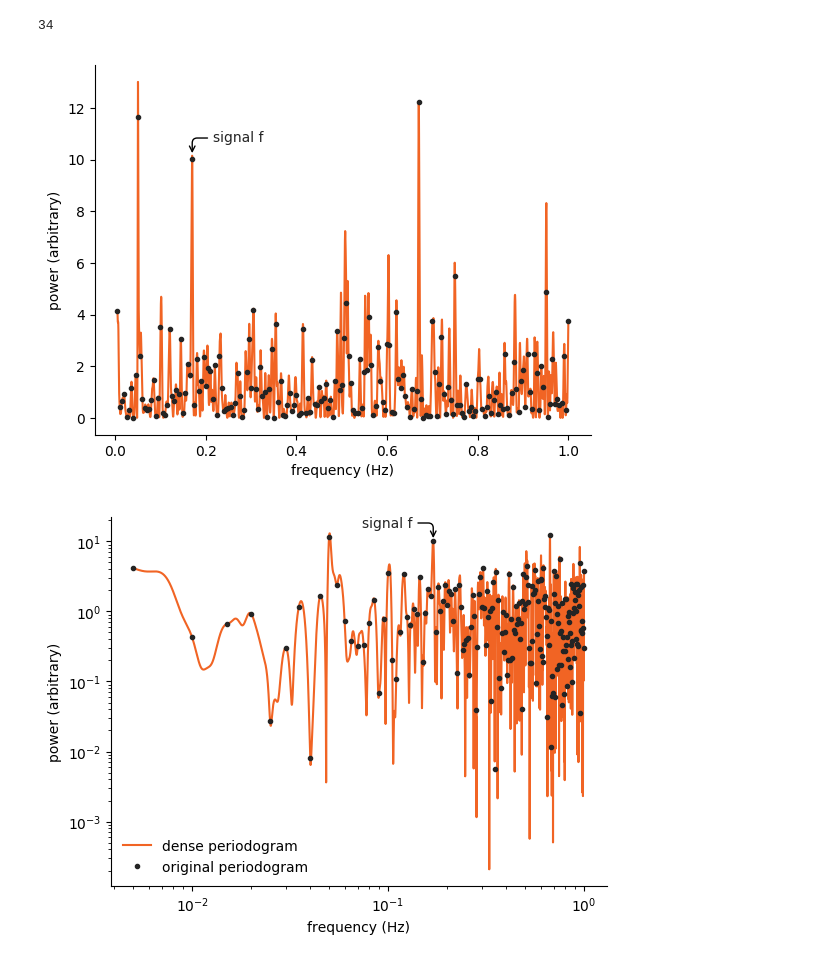
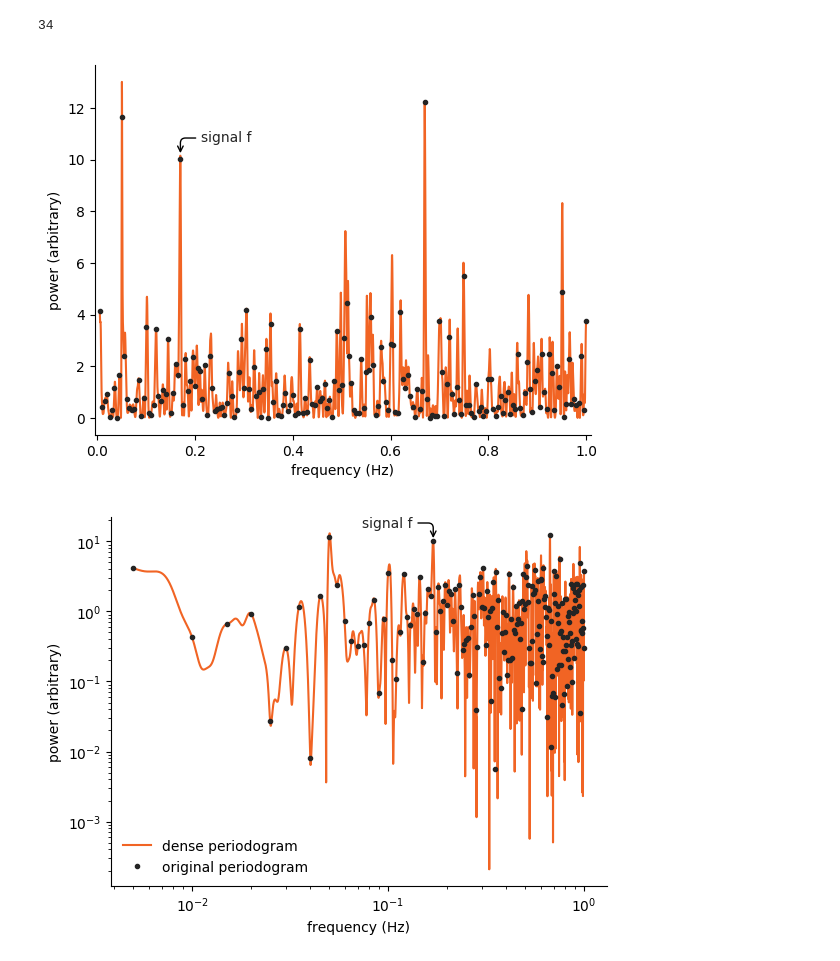
Before and after one commit to rawlik/rawlik-phd-thesis, a Jupyter notebook: calculations/alp_plots.ipynb, the cells around one changed output. Drawn from its saved outputs; the diff is of its cells as text; code cells hidden in the pictures.

```diff
--- a/calculations/alp_plots.ipynb
+++ b/calculations/alp_plots.ipynb
@@ -105,33 +107,35 @@ irealf = searchsortedfirst(freqs, realf)
 # %%
 densefreqs = logspace(log10.(extrema(freqs))..., 10000)
 
 p = periodogramLSSA(freqs, as, R)
 
 plot(densefreqs, periodogramLSSA(densefreqs, as, R), color = "C6", label = "dense periodogram")
 plot(freqs, p, ".", label = "original periodogram")
 
 annotate("signal f", color = "C0",
          xy=(realf, 1.01 * p[searchsortedfirst(freqs, realf)]), xycoords="data",
          xytext=(15, 10), textcoords="offset points",
          horizontalalignment = "left",
          arrowprops = Dict("arrowstyle" => "->",
                            "connectionstyle" => "angle,angleA=0,angleB=90,rad=5"))
 
 # axvline(realf)
 # axvline(2realf)
 # axvline(3realf)
 # axvline(4realf)
 
 xlabel("frequency (Hz)")
 ylabel("power (arbitrary)")
 
+margins(x = 0.01)
+
 # legend()
 
 # ylim(ymax = 0.155)
 
 savefig("../gfx/axions/basic_periodogram.pdf")
 # %% [output]
-[figure, old version]
+[figure, new version]
 # %%
 densefreqs = logspace(log10.(extrema(freqs))..., 10000)
 
```
Also changed, not shown: parts of 7 cells of this notebook, 6 other files.
